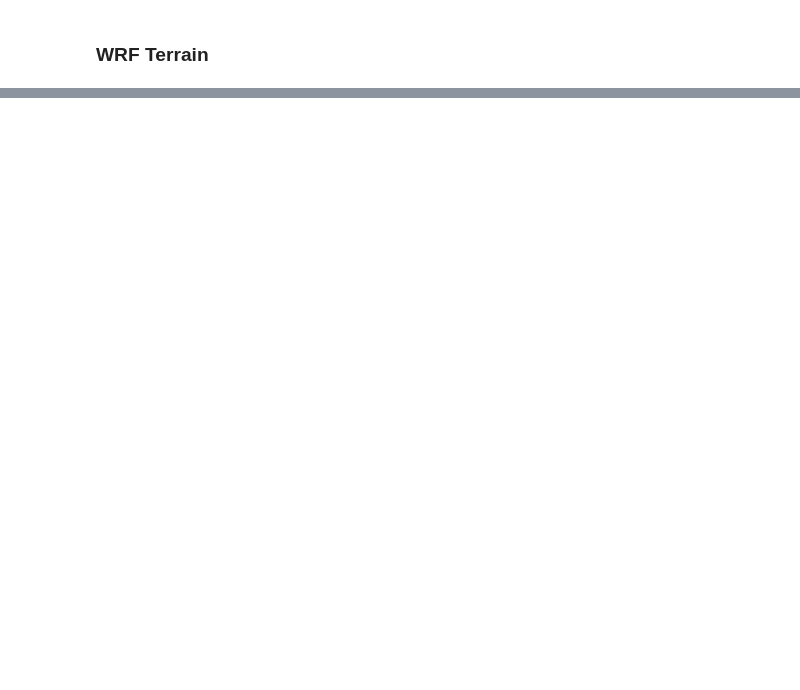
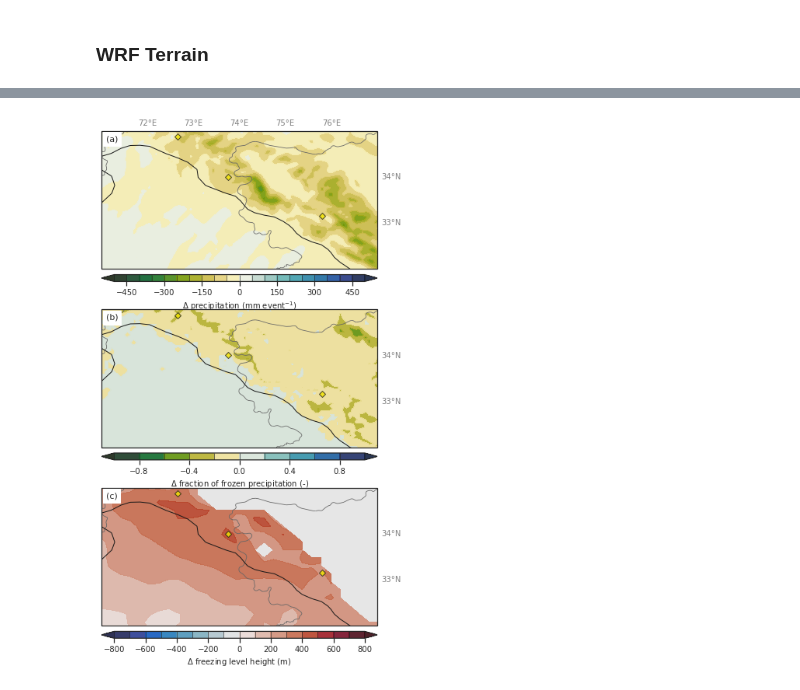
Before and after one commit to dlnash/HMA_AR_freezing_level, a Jupyter notebook: analysis/fig07_WRF-case_prec_summary.ipynb, the cells around one changed output, grey strips where cells are left out. Drawn from its saved outputs; the diff is of its cells as text; code cells hidden in the pictures; blank space fills up the shorter version.

```diff
--- a/analysis/fig07_WRF-case_prec_summary.ipynb
+++ b/analysis/fig07_WRF-case_prec_summary.ipynb
@@ -169,17 +191,14 @@ datacrs = ccrs.PlateCarree()   # data/source
 mapcrs = ccrs.PlateCarree()    # map/destination
 
 # extent of maps
-ext = [lonmin,lonmax,latmin,latmax]
-ext2 = [69.0, 82.0, 30.0, 40.]
+ext2 = [lonmin,lonmax,latmin,latmax]
+# ext2 = [69.0, 82.0, 30.0, 40.]
 
-# Set tick/grid locations for d01
-dx = np.arange(round(ext[0], 0),round(ext[1]+10, 0),10)
-dy = np.arange(round(ext[2], 0),round(ext[3]+10, 0),10)
+# # Set tick/grid locations for d01
+# dx = np.arange(round(ext[0], 0),round(ext[1]+10, 0),10)
+# dy = np.arange(round(ext[2], 0),round(ext[3]+10, 0),10)
 
 # Set tick/grid locations for d02
-dx2 = np.arange(round(ext2[0], 0),round(ext2[1]+2, 0),2)
-dy2 = np.arange(round(ext2[2], 0),round(ext2[3]+2, 0),2)
-
-lats = ar_lst[0][0].lat.values
-lons = ar_lst[0][0].lon.values
+dx = np.arange(round(ext2[0], 0),round(ext2[1]+1, 0),1)
+dy = np.arange(round(ext2[2], 0),round(ext2[3]+1, 0),1)
 # %%
@@ -320,0 +342,66 @@ plt.show()
+# %%
+filepath = path_to_figs + 'WRF_prec_summary.png'
+nrows = 3
+ncols = 1
+
+# point location for (a) (b) (c) label annotation
+xpt = 0.015
+ypt = 0.97
+
+# hack for tick labels
+share_bottom = [False]*2 + [True]
+share_top = [True] + [False]*2
+# Create figure
+fig = plt.figure(figsize=(10,12))
+nrows = 3
+ncols = 1
+
+# Set up Axes Grid
+axes_class = (GeoAxes,dict(map_projection=mapcrs))
+axgr = AxesGrid(fig, 111, axes_class=axes_class,
+                nrows_ncols=(nrows, ncols), axes_pad = 0.5,
+                cbar_location='bottom', cbar_mode='each',
+                cbar_pad=0.1, cbar_size='5%',label_mode='',
+                direction='row')
+
+ttl = ['(a)', '(b)', '(c)']
+cflevs_lst = [np.arange(-500, 550, 50), np.arange(-1, 1.2, .2), np.arange(-800,900, 100)]
+cbar_lbl = cbar_lbl = [r'$\Delta$ precipitation (mm event$^{-1}$)', r'$\Delta$ fraction of frozen precipitation (-)', r'$\Delta$ freezing level height (m)']
+cmap_lst = [cmo.delta_r, cmo.delta_r, cmo.balance]
+# Loop for drawing each plot
+for k, ax in enumerate(axgr):
+    ax = draw_basemap(ax, extent=ext2, xticks=dx, yticks=dy,
+                      left_lats=False, right_lats=True, bottom_lons=False, top_lons=share_top[k])
+
+    lats = ar_lst[0][k].lat.values
+    lons = ar_lst[0][k].lon.values
+    # Contour Filled
+    cf = ax.contourf(lons, lats, diff_lst[k], transform=datacrs,
+                     levels=cflevs_lst[k], cmap=cmap_lst[k], alpha=0.9, extend='both')
+
+    # Contour Lines (terrain)
+    terclevs=np.array([1000])
+    terlons = terrain.XLONG.values
+    terlats = terrain.XLAT.values
+    cster = ax.contour(terlons, terlats, terrain.values, terclevs, colors='k', linewidths=1.0,
+                    linestyles='solid', transform=datacrs)
+
+    # add landslide points
+    # ## 2011 AR
+    # landslide_pts = [[75.192106, 33.33876], [75.182700, 33.30370], [75.810100, 33.18040], [74.943700, 33.01650], [74.187200, 33.57700]]
+    # for i, pt in enumerate(landslide_pts):
+    #     ax.plot(pt[0], pt[1], alpha=0.8, marker='D', mec='k', mfc='#FC8900', markersize=6, transform=mapcrs)
+    ## 2010 AR
+    landslide_pts = [[73.7526, 34.0049], [75.8011, 33.1595], [72.6625, 34.8733]]
+    for i, pt in enumerate(landslide_pts):
+        ax.plot(pt[0], pt[1], alpha=0.8, marker='D', mec='k', mfc='#F3E500', markersize=6, transform=mapcrs)
+
+    # add text title
+    ax.text(xpt, ypt, ttl[k], ha='left', va='top', transform=ax.transAxes, fontsize=11., backgroundcolor='white', zorder=101)
+
+    # Colorbar (single)
+    cb = fig.colorbar(cf, axgr.cbar_axes[k], orientation='horizontal', drawedges=True)
+    cb.set_label(cbar_lbl[k], fontsize=10)
+    cb.ax.tick_params(labelsize=10)
+# %% [output]
+[figure, added]
```
Also changed, not shown: parts of 7 cells of this notebook, 50 other files.
